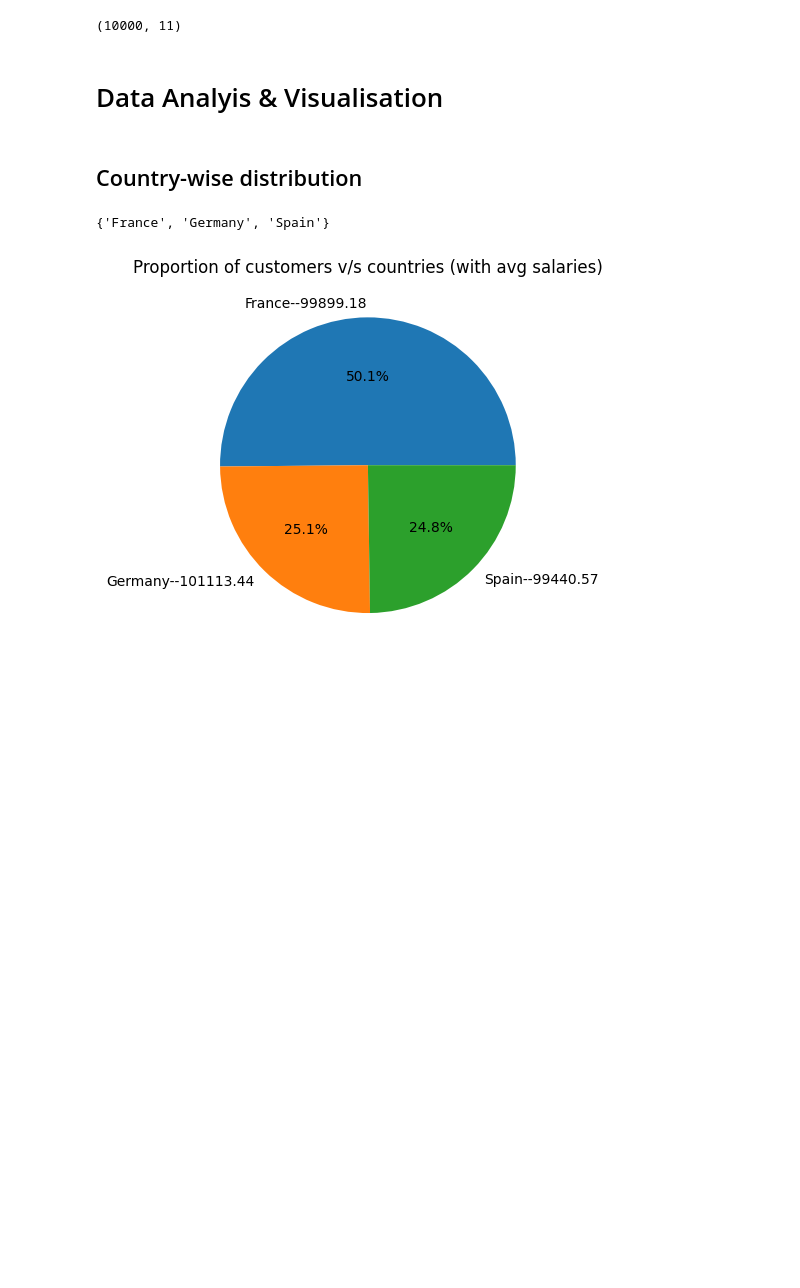
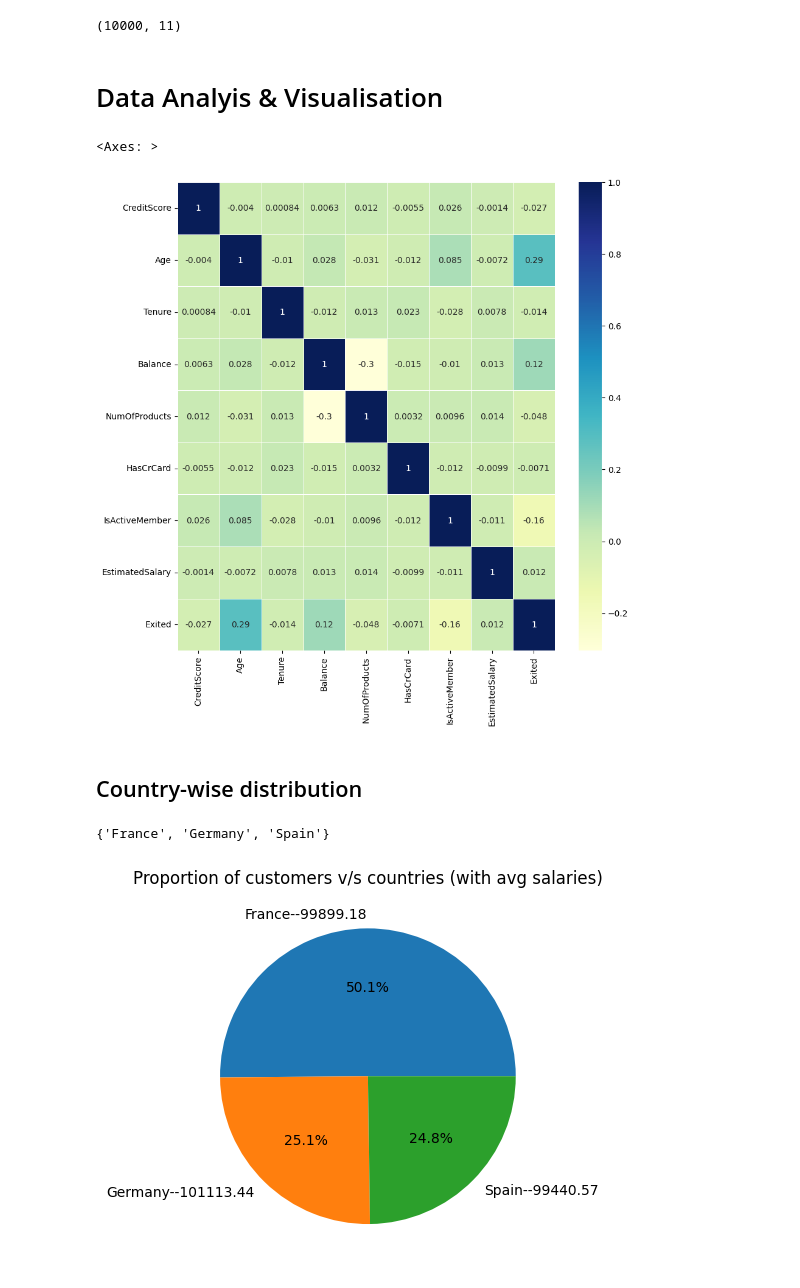
Before and after one commit to SohamD34/Skybug-Customer-Churn-Prediction, a Jupyter notebook: visualisation.ipynb, the cells around one changed output. Saved outputs shown, nothing was run; the diff lists cells and outputs as text; code cells hidden in the pictures; blank space fills up the shorter version.

Commit message:
"Added heatmap"

```diff
--- a/visualisation.ipynb
+++ b/visualisation.ipynb
@@ -7,7 +7,7 @@ from sklearn.preprocessing import MinMaxScaler
 
 warnings.filterwarnings("ignore")
 # %%
-data = pd.read_csv(r'..\data\Churn_Modelling.csv')
+data = pd.read_csv(r'..\Skybug-Customer-Churn-Prediction\data\Churn_Modelling.csv')
 data.head(5)
 # %% [output]
 |  | RowNumber | CustomerId | Surname | CreditScore | Geography | Gender | Age | Tenure | Balance | ... |
@@ -32,6 +32,14 @@ print(data.shape)
 (10000, 11)
 # %% [markdown]
 # Data Analyis & Visualisation
+# %%
+import seaborn as sns
+datacopy = data[["CreditScore","Age","Tenure","Balance","NumOfProducts","HasCrCard","IsActiveMember","EstimatedSalary","Exited"]]
+fig, ax = plt.subplots(figsize=(10,10))
+sns.heatmap(datacopy.corr(), cmap="YlGnBu", annot=True, linewidths=0.4)
+# %% [output]
+<Axes: >
+[figure, added]
 # %% [markdown]
 ## Country-wise distribution
 # %%
```
